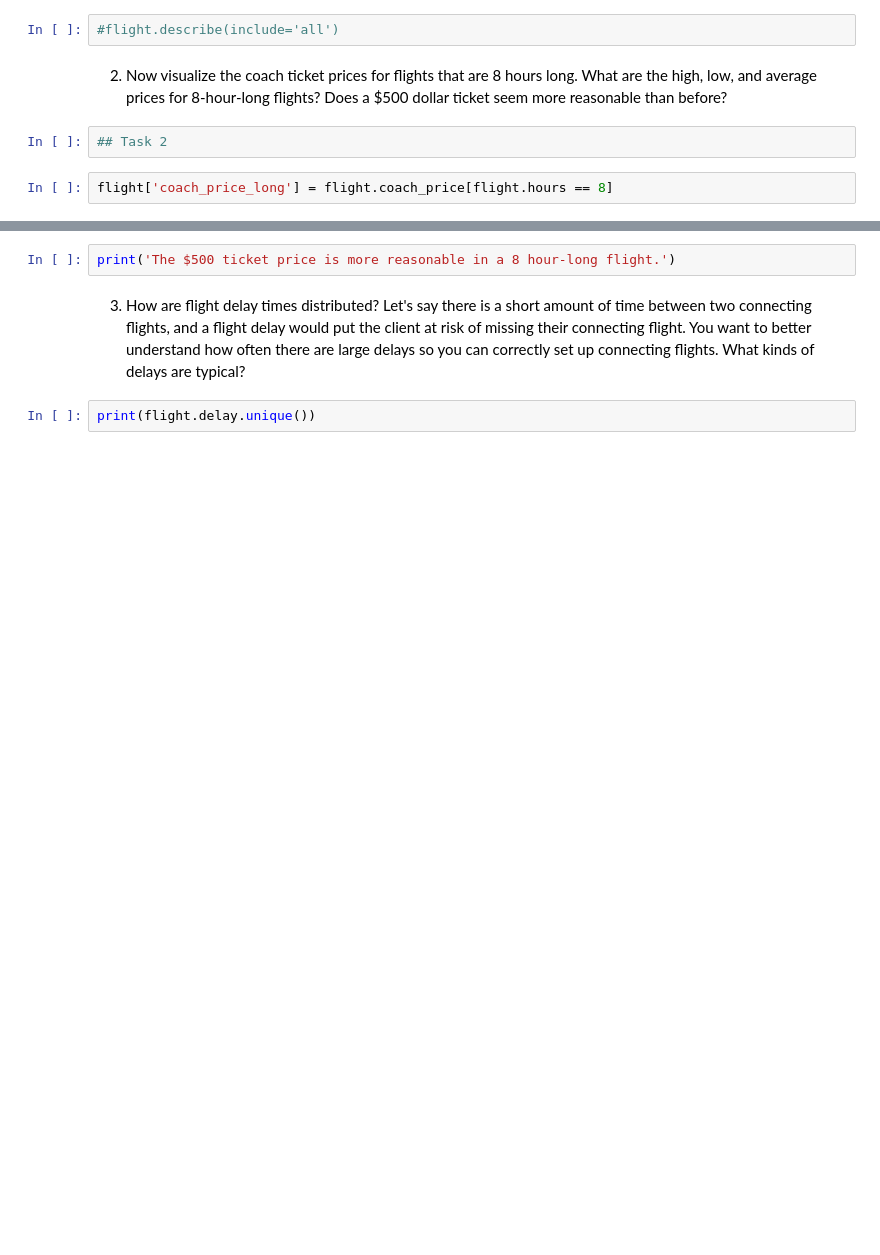
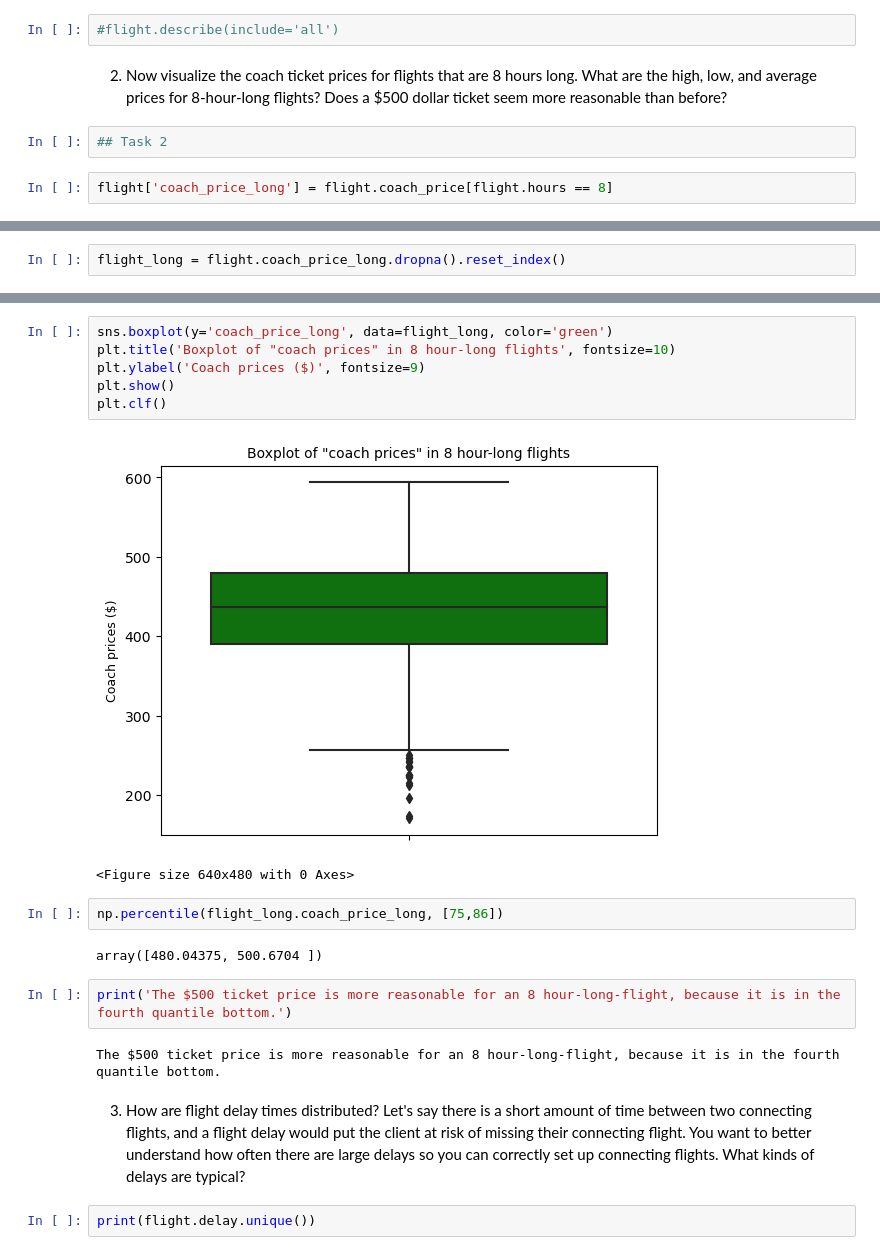
Before and after one commit to LiZoMark841619/Airline_analysis, a Jupyter notebook: Airline_analysis/Airline Analysis.ipynb, the cells around one changed output, grey strips where cells are left out. Cells and saved outputs as stored; diff of their text form; blank space fills up the shorter version.

```diff
--- a/Airline_analysis/Airline Analysis.ipynb
+++ b/Airline_analysis/Airline Analysis.ipynb
@@ -108,0 +133,2 @@ plt.clf()
+# %%
+flight_long = flight.coach_price_long.dropna().reset_index()
@@ -109,5 +151,20 @@ plt.clf()
+# %%
+sns.boxplot(y='coach_price_long', data=flight_long, color='green')
+plt.title('Boxplot of "coach prices" in 8 hour-long flights', fontsize=10)
+plt.ylabel('Coach prices ($)', fontsize=9)
+plt.show()
+plt.clf()
+# %% [output]
+[figure, added]
+<Figure size 640x480 with 0 Axes>
+# %%
+np.percentile(flight_long.coach_price_long, [75,86])
+# %% [output]
+array([480.04375, 500.6704 ])
 # %%
-print('The $500 ticket price is more reasonable in a 8 hour-long flight.')
+print('The $500 ticket price is more reasonable for an 8 hour-long-flight, because it is in the fourth quantile bottom.')
+# %% [output]
+The $500 ticket price is more reasonable for an 8 hour-long-flight, because it is in the fourth quantile bottom.
 # %% [markdown]
 3. How are flight delay times distributed? Let's say there is a short amount of time between two connecting flights, and a flight delay would put the client at risk of missing their connecting flight. You want to better understand how often there are large delays so you can correctly set up connecting flights. What kinds of delays are typical?
 # %%
```
Also changed, not shown: parts of 22 cells of this notebook.
